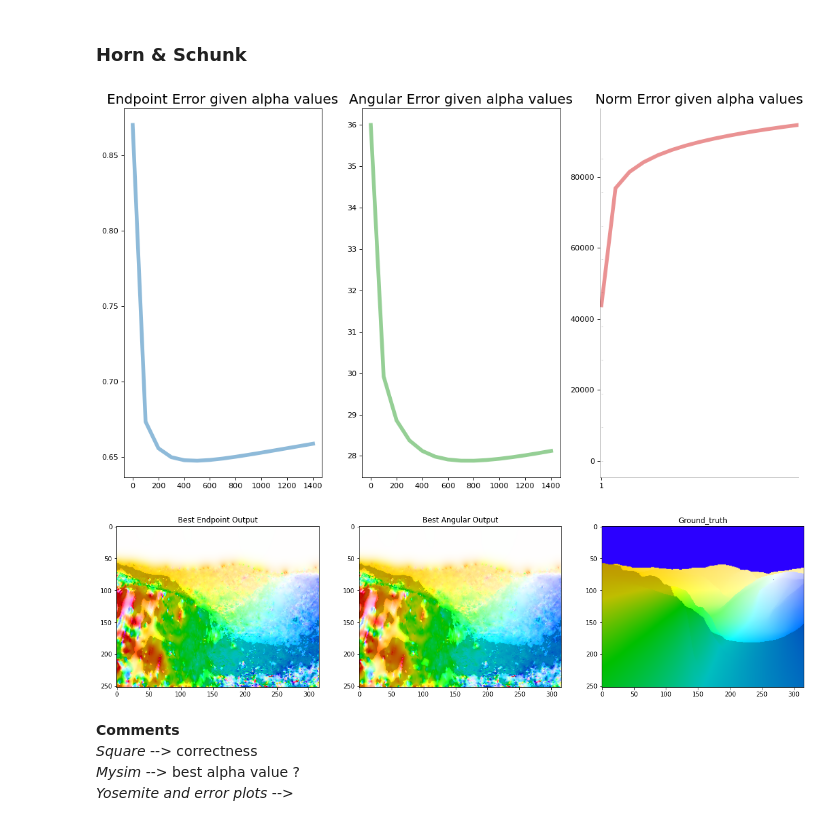
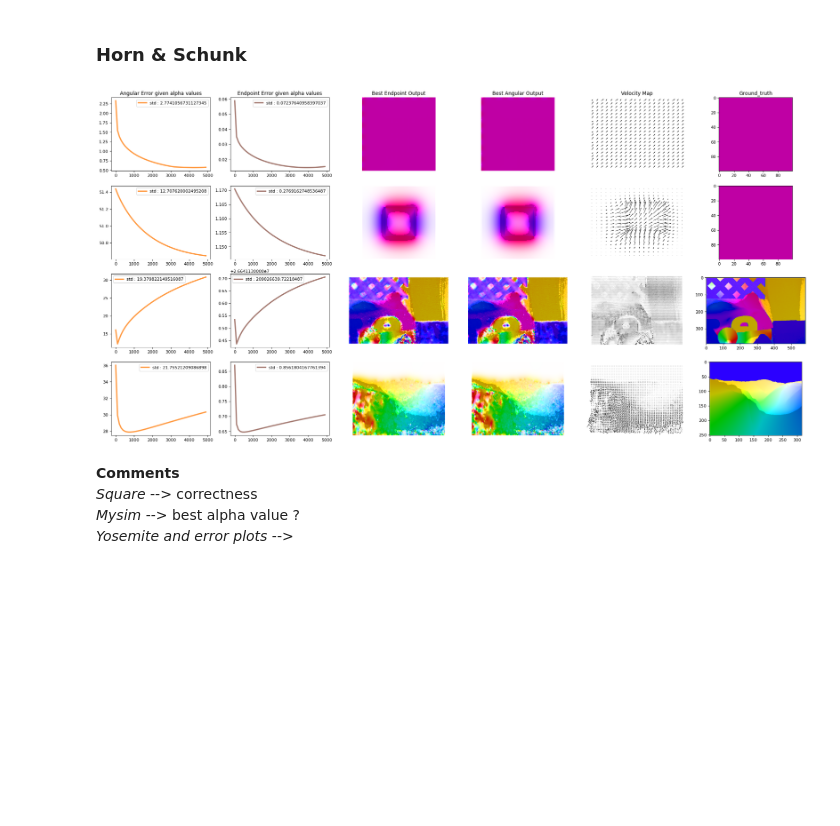
Before and after one commit to Cewein/vision, a Jupyter notebook: report.ipynb, the cells around one changed output. Drawn from its saved outputs; the diff is of its cells as text; code cells hidden in the pictures; blank space fills up the shorter version.

Commit message:
better plot and new window type for LK
added hamming window and change plot to better show the result

```diff
--- a/report.ipynb
+++ b/report.ipynb
@@ -26,5 +18,0 @@ alphas, best_alphas, epe, best_epe, ang, best_ang, norm, best_norm = optimize_ho
-# %%
-# plot error curves and display best results
-plot_errors(alphas, [epe,ang,norm])
-# %% [output]
-[figure, removed]
@@ -35,15 +19,7 @@ w_ang =  horn(I1, I2, alpha=best_alphas[1], N=150)
-# %%
-# Plot Results
-fig, ax = plt.subplots(1,3, figsize=(20,20))
-ax[0].imshow(computeColor(w_epe))
-ax[1].imshow(computeColor(w_ang))
-ax[0].set_title('Best Endpoint Output')
-ax[1].set_title('Best Angular Output')
-ax[2].imshow(computeColor(wgt))
-ax[2].set_title('Ground_truth')
-plt.show()
-# %% [output]
-[figure, removed]
+# %%
+plot_all_horn()
+# %% [output]
+[figure, added]
 # %% [markdown]
 **Comments**
 *Square* --> correctness
```
Also changed, not shown: parts of 10 cells of this notebook, 5 other files.
